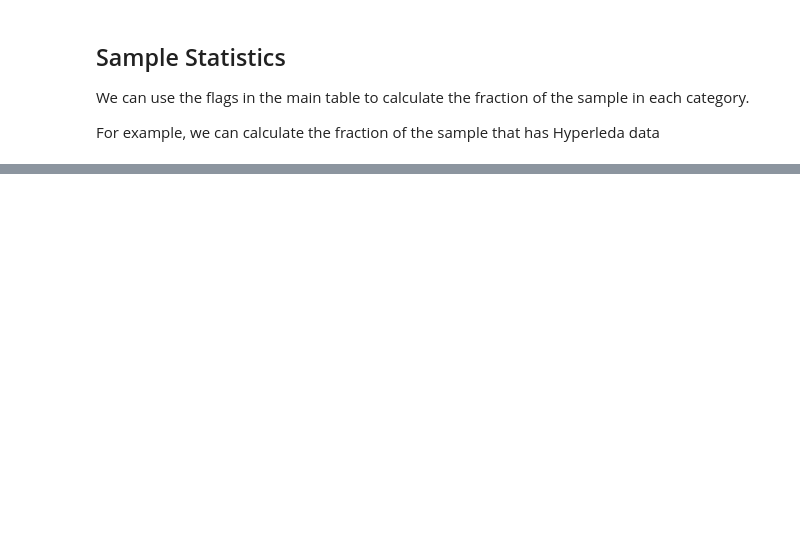
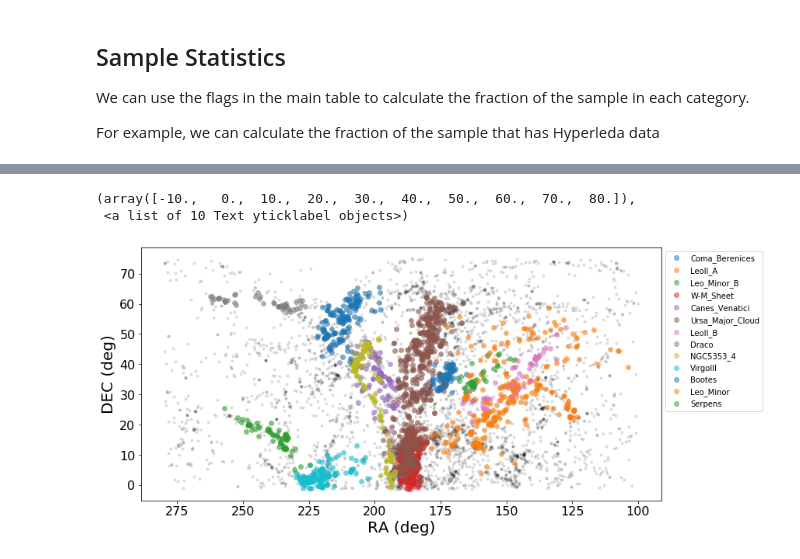
Before and after one commit to rfinn/Virgo, a Jupyter notebook: notebooks/using-vf-catalogs.ipynb, the cells around one changed output, grey strips where cells are left out. Cells and saved outputs as stored; diff of their text form; code cells hidden in the pictures; blank space fills up the shorter version.

```diff
--- a/notebooks/using-vf-catalogs.ipynb
+++ b/notebooks/using-vf-catalogs.ipynb
@@ -325,0 +287,23 @@ newtab = Table([maintab['RA'],maintab['DEC'],maintab['Z0MGSflag'],mgstab['logmas
+# %%
+plt.figure(figsize=(12,6))
+filaments = set(v.env['filament'])
+plt.plot(v.main['RA'],v.main['DEC'],'k.',alpha=.1)
+mycolor_i=0
+for i,f in enumerate(filaments):
+    #print(f)
+    filamentflag = v.env['filament_member'] & (v.env['filament'] == f)
+    if i == len(mycolors):
+        mycolor_i = i - len(mycolors)
+    plt.plot(v.main['RA'][filamentflag],v.main['DEC'][filamentflag],'ko',c=mycolors[mycolor_i],alpha=.5,label=f)
+    plt.gca().invert_xaxis()
+    mycolor_i += 1
+#plt.legend()
+plt.legend(bbox_to_anchor=(1,1), loc="upper left")
+plt.xlabel('RA (deg)',fontsize=20)
+plt.ylabel('DEC (deg)',fontsize=20)
+plt.xticks(fontsize=16)
+plt.yticks(fontsize=16)
+# %% [output]
+(array([-10.,   0.,  10.,  20.,  30.,  40.,  50.,  60.,  70.,  80.]),
+ <a list of 10 Text yticklabel objects>)
+[figure, added]
```
Also changed, not shown: parts of 66 cells of this notebook, 1 other file.
